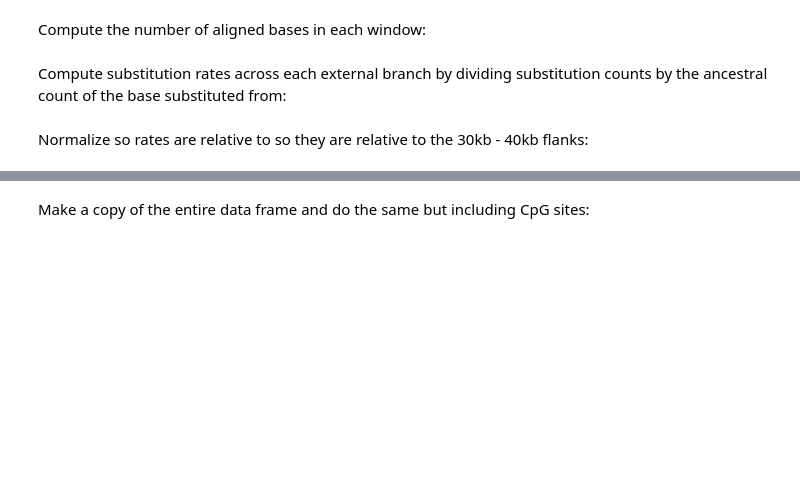
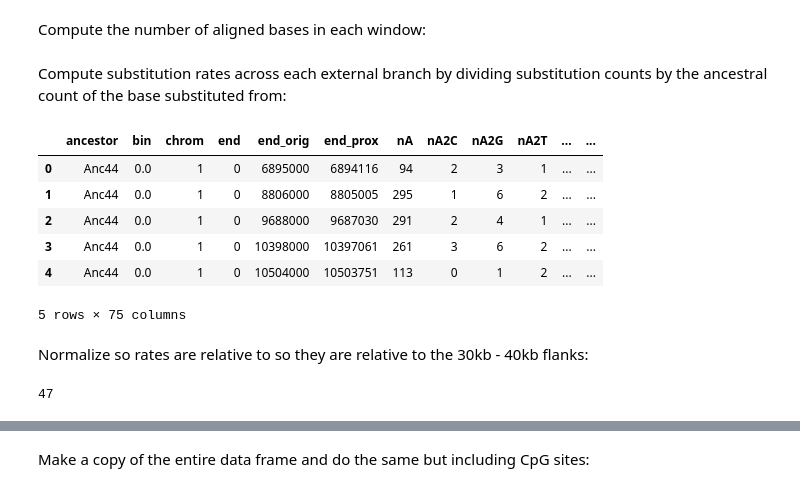
Before and after one commit to munch-group/bird-hotspots, a Jupyter notebook: notebooks/02_big_data_frames.ipynb, the cells around one changed output, grey strips where cells are left out. Saved outputs shown, nothing was run; the diff lists cells and outputs as text; code cells hidden in the pictures; blank space fills up the shorter version.

```diff
--- a/notebooks/02_big_data_frames.ipynb
+++ b/notebooks/02_big_data_frames.ipynb
@@ -76,0 +97,5 @@ species_details.head()
+# %%
+species_details = pd.read_csv('../data/species_details.txt', sep='\t')
+with pd.option_context('display.max_rows', None):
+    print(species_details[['species', 'species2014', 'english', 'latin']].sort_values(by='species'))
+#species_details.head()
@@ -162,7 +245,7 @@ hotspot_data['nr_aligned'] = hotspot_data[base_counts].sum(axis=1)
 # %% [markdown]
 Compute substitution rates across each external branch by dividing substitution counts by the ancestral count of the base substituted from:
 # %%
-for subst in substitution_counts:
+for subst in substitution_counts + cpg_substitution_counts:
     from_base, to_base = subst[1], subst[3]
 
     adding_subst = [x for x in substitution_counts if x[3] == from_base]
@@ -170,3 +253,13 @@ for subst in substitution_counts:
 
     hotspot_data[subst.replace('n', 'r')] = hotspot_data[subst] / \
         (hotspot_data['n' + from_base] - hotspot_data[adding_subst].sum(axis=1) + hotspot_data[removing_subst].sum(axis=1))
+# %%
+hotspot_data.head()
+# %% [output]
+|  | ancestor | bin | chrom | end | end_orig | end_prox | nA | nA2C | nA2G | nA2T | ... | ... |
+| 0 | Anc44 | 0.0 | 1 | 0 | 6895000 | 6894116 | 94 | 2 | 3 | 1 | ... | ... |
+| 1 | Anc44 | 0.0 | 1 | 0 | 8806000 | 8805005 | 295 | 1 | 6 | 2 | ... | ... |
+| 2 | Anc44 | 0.0 | 1 | 0 | 9688000 | 9687030 | 291 | 2 | 4 | 1 | ... | ... |
+| 3 | Anc44 | 0.0 | 1 | 0 | 10398000 | 10397061 | 261 | 3 | 6 | 2 | ... | ... |
+| 4 | Anc44 | 0.0 | 1 | 0 | 10504000 | 10503751 | 113 | 0 | 1 | 2 | ... | ... |
+5 rows × 75 columns
@@ -183,5 +285,7 @@ Normalize so rates are relative to so they are relative to the 30kb - 40kb flank
 #     hotspot_data[pattern] = df[pattern + '_raw'] /  df[pattern + '_flank_mean']
 # %%
 len(hotspot_data.species.unique())
+# %% [output]
+47
 # %%
 hotspot_data.head()
```
Also changed, not shown: parts of 75 cells of this notebook, 8 other files.
